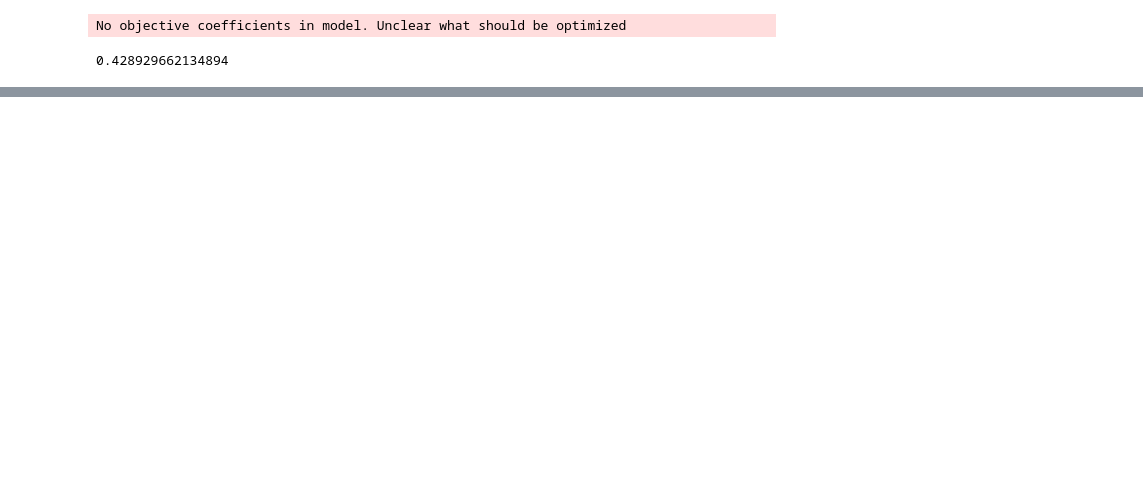
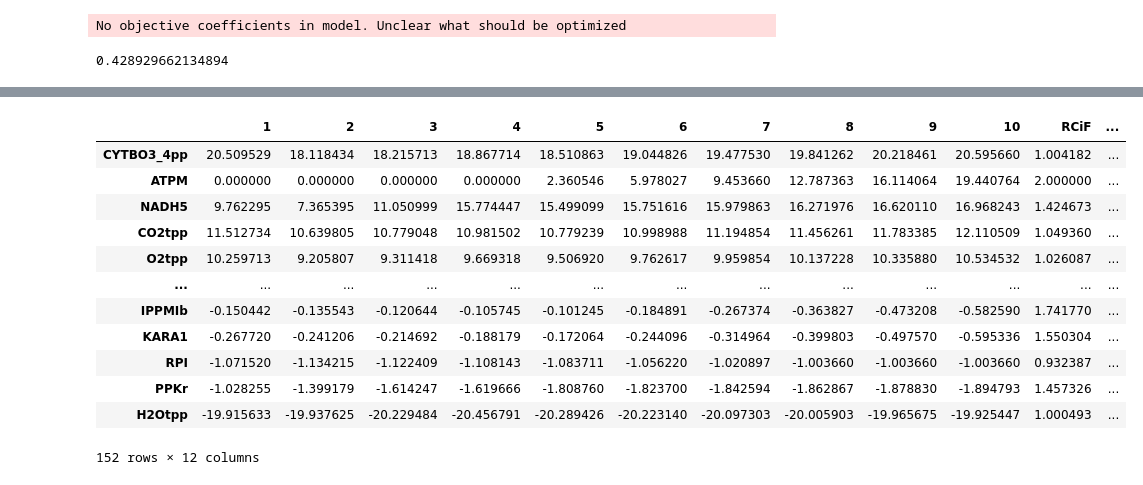
Before and after one commit to 27410/group-assignment-2021-Group-13-Psilocybin-production-in-Corynebacterium-glutamicum, a Jupyter notebook: fjarcopy.ipynb, the cells around one changed output, grey strips where cells are left out. Drawn from its saved outputs; the diff is of its cells as text; code cells hidden in the pictures; blank space fills up the shorter version.

```diff
--- a/fjarcopy.ipynb
+++ b/fjarcopy.ipynb
@@ -16,0 +33,16 @@ fseof = FSEOF(model)
+# %%
+frdf.sort_values(by=[10], ascending= False)
+# %% [output]
+|  | 1 | 2 | 3 | 4 | 5 | 6 | 7 | 8 | 9 | 10 | RCiF | ... |
+| CYTBO3_4pp | 20.509529 | 18.118434 | 18.215713 | 18.867714 | 18.510863 | 19.044826 | 19.477530 | 19.841262 | 20.218461 | 20.595660 | 1.004182 | ... |
+| ATPM | 0.000000 | 0.000000 | 0.000000 | 0.000000 | 2.360546 | 5.978027 | 9.453660 | 12.787363 | 16.114064 | 19.440764 | 2.000000 | ... |
+| NADH5 | 9.762295 | 7.365395 | 11.050999 | 15.774447 | 15.499099 | 15.751616 | 15.979863 | 16.271976 | 16.620110 | 16.968243 | 1.424673 | ... |
+| CO2tpp | 11.512734 | 10.639805 | 10.779048 | 10.981502 | 10.779239 | 10.998988 | 11.194854 | 11.456261 | 11.783385 | 12.110509 | 1.049360 | ... |
+| O2tpp | 10.259713 | 9.205807 | 9.311418 | 9.669318 | 9.506920 | 9.762617 | 9.959854 | 10.137228 | 10.335880 | 10.534532 | 1.026087 | ... |
+| ... | ... | ... | ... | ... | ... | ... | ... | ... | ... | ... | ... | ... |
+| IPPMIb | -0.150442 | -0.135543 | -0.120644 | -0.105745 | -0.101245 | -0.184891 | -0.267374 | -0.363827 | -0.473208 | -0.582590 | 1.741770 | ... |
+| KARA1 | -0.267720 | -0.241206 | -0.214692 | -0.188179 | -0.172064 | -0.244096 | -0.314964 | -0.399803 | -0.497570 | -0.595336 | 1.550304 | ... |
+| RPI | -1.071520 | -1.134215 | -1.122409 | -1.108143 | -1.083711 | -1.056220 | -1.020897 | -1.003660 | -1.003660 | -1.003660 | 0.932387 | ... |
+| PPKr | -1.028255 | -1.399179 | -1.614247 | -1.619666 | -1.808760 | -1.823700 | -1.842594 | -1.862867 | -1.878830 | -1.894793 | 1.457326 | ... |
+| H2Otpp | -19.915633 | -19.937625 | -20.229484 | -20.456791 | -20.289426 | -20.223140 | -20.097303 | -20.005903 | -19.965675 | -19.925447 | 1.000493 | ... |
+152 rows × 12 columns
```
Also changed, not shown: parts of 23 cells of this notebook.
